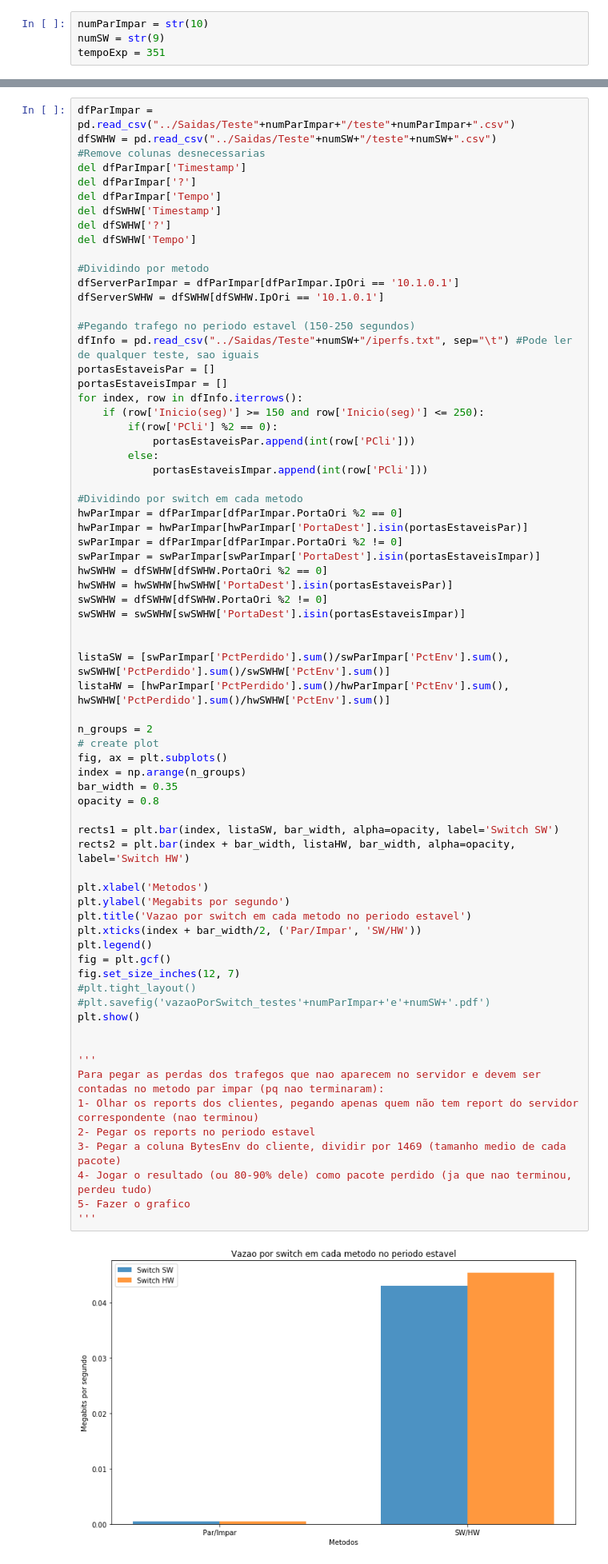
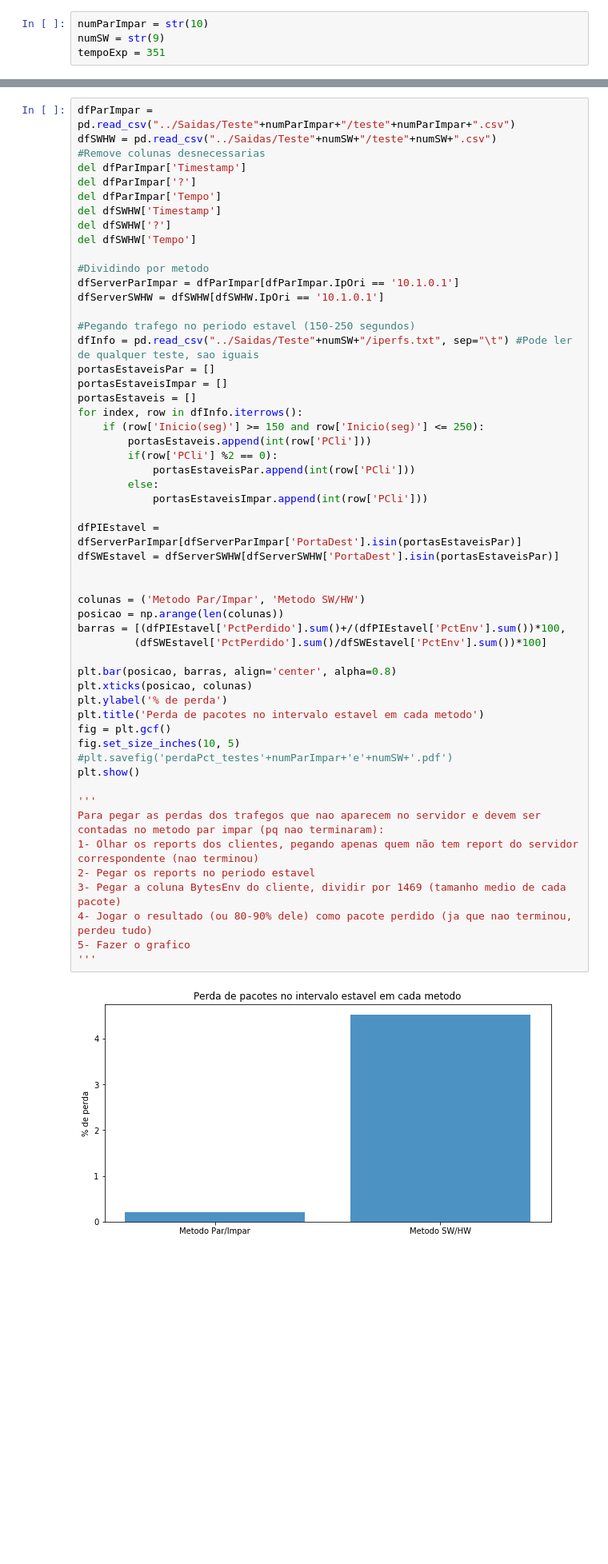
Before and after one commit to pedrobellotti/iperftestes, a Jupyter notebook: Scripts/analise_csv.ipynb, the cells around one changed output, grey strips where cells are left out. Shown at 80% size. Cells and saved outputs as stored; diff of their text form; blank space fills up the shorter version.

```diff
--- a/Scripts/analise_csv.ipynb
+++ b/Scripts/analise_csv.ipynb
@@ -169,61 +169,45 @@ del dfSWHW['Tempo']
 #Dividindo por metodo
 dfServerParImpar = dfParImpar[dfParImpar.IpOri == '10.1.0.1']
 dfServerSWHW = dfSWHW[dfSWHW.IpOri == '10.1.0.1']
 
 #Pegando trafego no periodo estavel (150-250 segundos)
 dfInfo = pd.read_csv("../Saidas/Teste"+numSW+"/iperfs.txt", sep="\t") #Pode ler de qualquer teste, sao iguais
 portasEstaveisPar = []
 portasEstaveisImpar = []
+portasEstaveis = []
 for index, row in dfInfo.iterrows():
     if (row['Inicio(seg)'] >= 150 and row['Inicio(seg)'] <= 250):
+        portasEstaveis.append(int(row['PCli']))
         if(row['PCli'] %2 == 0):
             portasEstaveisPar.append(int(row['PCli']))
         else:
             portasEstaveisImpar.append(int(row['PCli']))
 
-#Dividindo por switch em cada metodo
-hwParImpar = dfParImpar[dfParImpar.PortaOri %2 == 0]
-hwParImpar = hwParImpar[hwParImpar['PortaDest'].isin(portasEstaveisPar)]
-swParImpar = dfParImpar[dfParImpar.PortaOri %2 != 0]
-swParImpar = swParImpar[swParImpar['PortaDest'].isin(portasEstaveisImpar)]
-hwSWHW = dfSWHW[dfSWHW.PortaOri %2 == 0]
-hwSWHW = hwSWHW[hwSWHW['PortaDest'].isin(portasEstaveisPar)]
-swSWHW = dfSWHW[dfSWHW.PortaOri %2 != 0]
-swSWHW = swSWHW[swSWHW['PortaDest'].isin(portasEstaveisImpar)]
+dfPIEstavel = dfServerParImpar[dfServerParImpar['PortaDest'].isin(portasEstaveisPar)]
+dfSWEstavel = dfServerSWHW[dfServerSWHW['PortaDest'].isin(portasEstaveisPar)]
 
 
-listaSW = [swParImpar['PctPerdido'].sum()/swParImpar['PctEnv'].sum(), swSWHW['PctPerdido'].sum()/swSWHW['PctEnv'].sum()]
-listaHW = [hwParImpar['PctPerdido'].sum()/hwParImpar['PctEnv'].sum(), hwSWHW['PctPerdido'].sum()/hwSWHW['PctEnv'].sum()]
+colunas = ('Metodo Par/Impar', 'Metodo SW/HW')
+posicao = np.arange(len(colunas))
+barras = [(dfPIEstavel['PctPerdido'].sum()+/(dfPIEstavel['PctEnv'].sum())*100,
+         (dfSWEstavel['PctPerdido'].sum()/dfSWEstavel['PctEnv'].sum())*100]
 
-n_groups = 2
-# create plot
-fig, ax = plt.subplots()
-index = np.arange(n_groups)
-bar_width = 0.35
-opacity = 0.8
-
-rects1 = plt.bar(index, listaSW, bar_width, alpha=opacity, label='Switch SW')
-rects2 = plt.bar(index + bar_width, listaHW, bar_width, alpha=opacity, label='Switch HW')
-
-plt.xlabel('Metodos')
-plt.ylabel('Megabits por segundo')
-plt.title('Vazao por switch em cada metodo no periodo estavel')
-plt.xticks(index + bar_width/2, ('Par/Impar', 'SW/HW'))
-plt.legend()
+plt.bar(posicao, barras, align='center', alpha=0.8)
+plt.xticks(posicao, colunas)
+plt.ylabel('% de perda')
+plt.title('Perda de pacotes no intervalo estavel em cada metodo')
 fig = plt.gcf()
-fig.set_size_inches(12, 7)
-#plt.tight_layout()
-#plt.savefig('vazaoPorSwitch_testes'+numParImpar+'e'+numSW+'.pdf')
+fig.set_size_inches(10, 5)
+#plt.savefig('perdaPct_testes'+numParImpar+'e'+numSW+'.pdf')
 plt.show()
-
 
 '''
 Para pegar as perdas dos trafegos que nao aparecem no servidor e devem ser contadas no metodo par impar (pq nao terminaram):
 1- Olhar os reports dos clientes, pegando apenas quem não tem report do servidor correspondente (nao terminou)
 2- Pegar os reports no periodo estavel
 3- Pegar a coluna BytesEnv do cliente, dividir por 1469 (tamanho medio de cada pacote)
 4- Jogar o resultado (ou 80-90% dele) como pacote perdido (ja que nao terminou, perdeu tudo)
 5- Fazer o grafico
 '''
 # %% [output]
-[figure, old version]
+[figure, new version]
```
Also changed, not shown: parts of 2 cells of this notebook, 5 other files.
